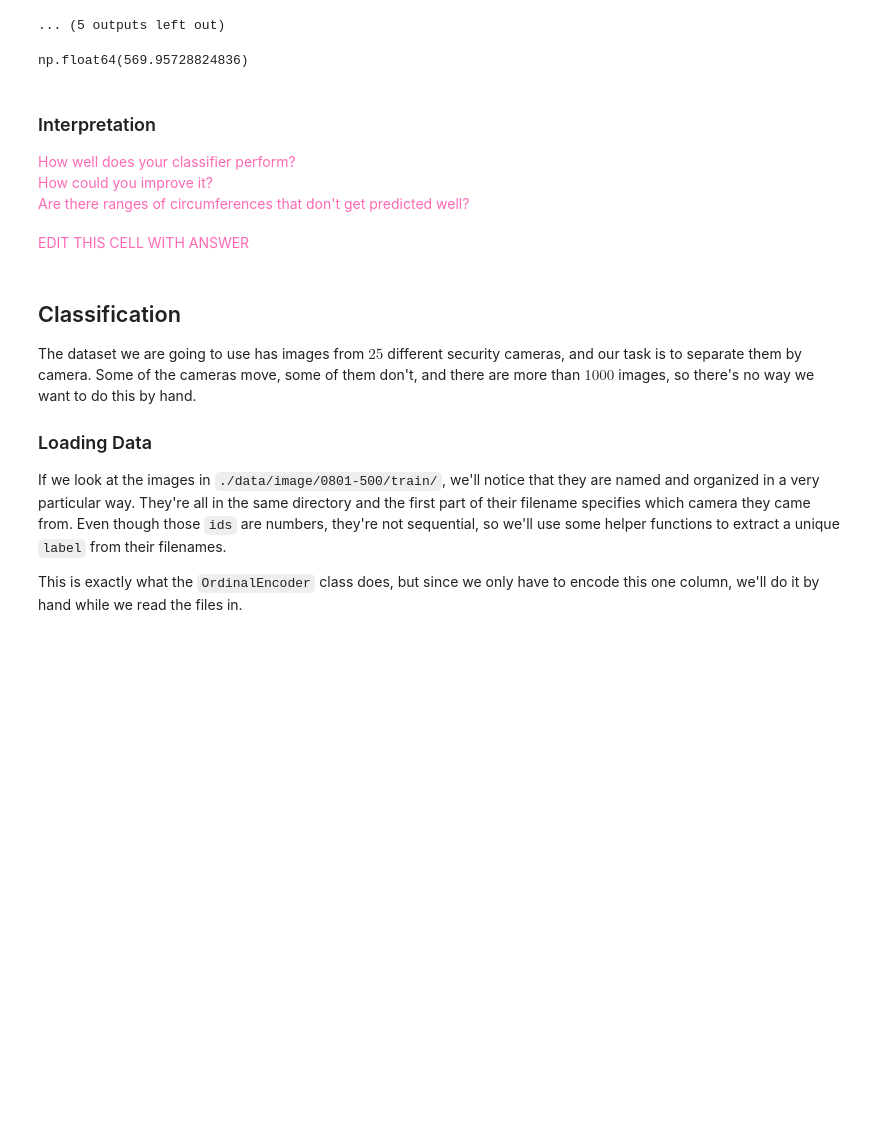
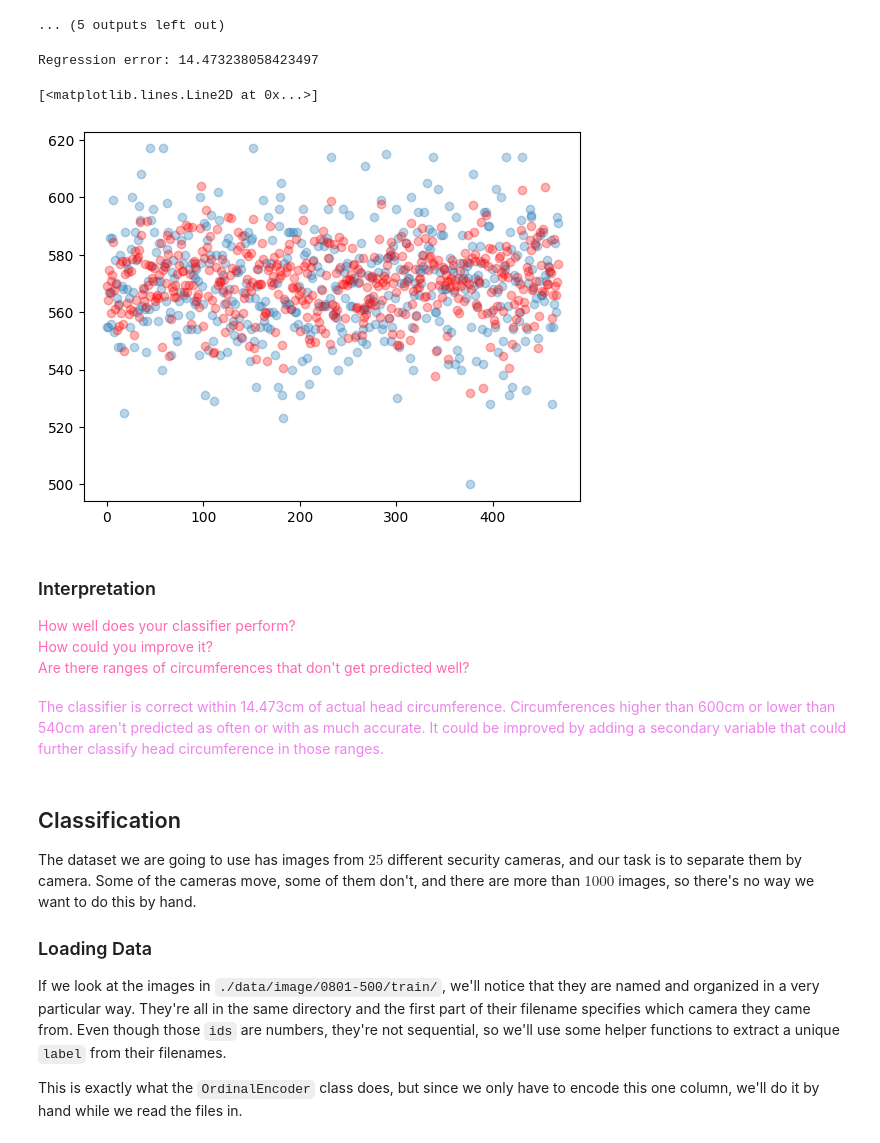
Before and after one commit to 9103ML/Homework8, a Jupyter notebook: HW08.ipynb, the cells around one changed output. Drawn from its saved outputs; the diff is of its cells as text; code cells hidden in the pictures; blank space fills up the shorter version.

```diff
--- a/HW08.ipynb
+++ b/HW08.ipynb
@@ -286,14 +286,20 @@ ansur_test_scaled_df = ansur_scaler.transform(ansur_test_encoded_df)
 # %%
 ## Run model on test data
 features_test = ansur_test_scaled_df.drop(columns=['head.circumference'])
 predicted_test = circ_model.predict(features_test)
+predicted = ansur_scaler.inverse_transform(predicted_test)
 
 ## Measure error on test data
-regression_error(ansur_test_df['head.circumference'], predicted_test['head.circumference'])
+print("Regression error:", regression_error(ansur_test_df['head.circumference'], predicted['head.circumference']))
 
 ## Plot predictions and interpret results
+
+plt.plot(ansur_test_df['head.circumference'], marker='o', linestyle='', alpha=0.3)
+plt.plot(predicted['head.circumference'], color='r', marker='o', linestyle='', alpha=0.3)
 # %% [output]
-np.float64(569.95728824836)
+Regression error: 14.473238058423497
+[<matplotlib.lines.Line2D at 0x...>]
+[figure, added]
 # %% [markdown]
 ### Interpretation
 
@@ -302,8 +308,10 @@ How well does your classifier perform?<br>
 How could you improve it?<br>
 Are there ranges of circumferences that don't get predicted well?
 </span>
-# %% [markdown]
-<span style="color:hotpink;">EDIT THIS CELL WITH ANSWER</span>
+# %% [markdown]
+<span style="color:violet;">The classifier is correct within 14.473cm of actual head circumference.
+Circumferences higher than 600cm or lower than 540cm aren't predicted as often or with as much accurate.
+It could be improved by adding a secondary variable that could further classify head circumference in those ranges.</span>
 # %% [markdown]
 ## Classification
 
```
